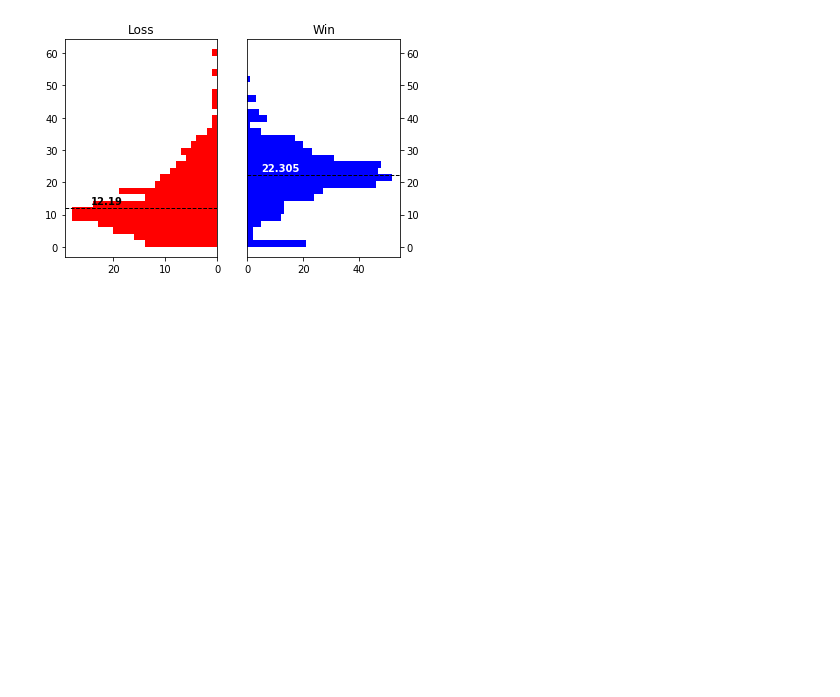
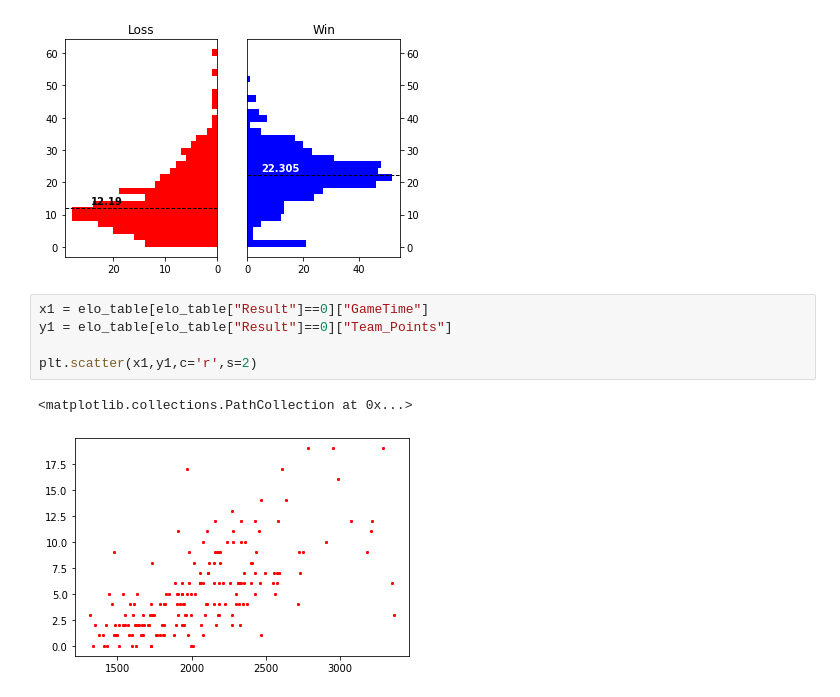
Before and after one commit to alexikerd/FLCS, a Jupyter notebook: FLCS_VIS.ipynb, the cells around one changed output. Cells and saved outputs as stored; diff of their text form; blank space fills up the shorter version.

```diff
--- a/FLCS_VIS.ipynb
+++ b/FLCS_VIS.ipynb
@@ -647,3 +647,11 @@ axes[1].text(axes[1].get_xlim()[0]+5,x2.median()+1,str(x2.median()),color='white
 plt.show()
 # %% [output]
 [figure]
+# %%
+x1 = elo_table[elo_table["Result"]==0]["GameTime"]
+y1 = elo_table[elo_table["Result"]==0]["Team_Points"]
+
+plt.scatter(x1,y1,c='r',s=2)
+# %% [output]
+<matplotlib.collections.PathCollection at 0x...>
+[figure, added]
```
Also changed, not shown: parts of 5 cells of this notebook, 1 other file.
